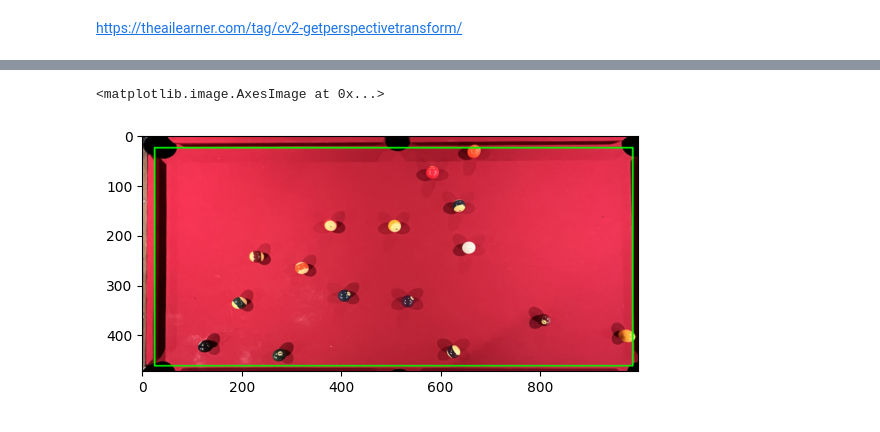
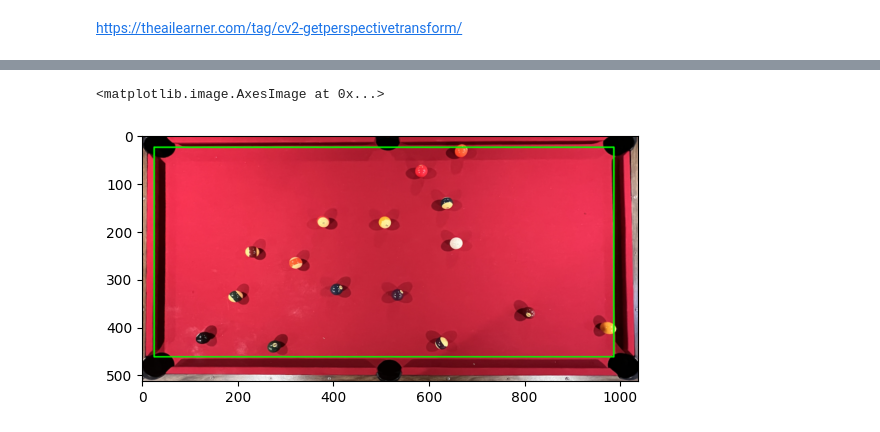
Before and after one commit to bennibbelink/cs766-final-project, a Jupyter notebook: pool_table.ipynb, the cells around one changed output, grey strips where cells are left out. Drawn from its saved outputs; the diff is of its cells as text; code cells hidden in the pictures.

Commit message:
updated image

```diff
--- a/pool_table.ipynb
+++ b/pool_table.ipynb
@@ -131,7 +131,7 @@ def label_balls(color_img, hough_circs, output_file):
     return balls
 # %%
 
-x1='images/all_balls/1280x1280/IMG_2735.png'
+x1='images/all_balls/1280x1280/1.png'
 grayscale = cv2.imread(x1, 0)
 image1 = cv2.imread(x1,1)
 
@@ -170,8 +170,8 @@ plt.show()
 # %%
 
 import math
-
-msk_lines = np.zeros((1280, 1280,3), dtype=np.uint8)
+print(image1.shape[0])
+msk_lines = np.zeros((image1.shape[0], image1.shape[1],image1.shape[2]), dtype=np.uint8)
 img_lines = cv2.cvtColor(mask, cv2.COLOR_GRAY2BGR)
 lines = cv2.HoughLines(res,1,np.pi/180,190,None,0,0)
 if lines is not None:
@@ -306,25 +322,25 @@ https://theailearner.com/tag/cv2-getperspectivetransform/
 # %%
 src_cor = np.float32([table_cornerLL, table_cornerLR, table_cornerUR, table_cornerUL])
 width_1 = math.dist(table_cornerLL, table_cornerUL)
 width_2 = math.dist(table_cornerLR, table_cornerUR)
 max_width = max(int(width_1), int(width_2))
-
+edge_width = 25
 height_1 = math.dist(table_cornerLL, table_cornerLR)
 height_2 = math.dist(table_cornerUL, table_cornerUR)
 max_height = max(int(height_1), int(height_2))
-dst_corLL = [25, 25]
-dst_corLR = [25, max_height - 1]
+dst_corLL = [edge_width, edge_width]
+dst_corLR = [edge_width, max_height - 1]
 dst_corUR = [max_width - 1, max_height - 1]
-dst_corUL = [max_width - 1, 25]
+dst_corUL = [max_width - 1, edge_width]
 dst_cor = np.float32([dst_corLL, dst_corLR, dst_corUR, dst_corUL])
 
 M = cv2.getPerspectiveTransform(src_cor, dst_cor)
-rotated_table = cv2.warpPerspective(img_draw_box,M,(max_width+10, max_height+10),flags=cv2.INTER_LINEAR)
+rotated_table = cv2.warpPerspective(img_draw_box,M,(max_width+(2*edge_width), max_height+(2*edge_width)),flags=cv2.INTER_LINEAR)
 final_out = cv2.cvtColor(rotated_table, cv2.COLOR_BGR2RGB)
 
-
+cv2.imwrite('./table.png', cv2.cvtColor(final_out, cv2.COLOR_BGR2RGB))
 plt.imshow(final_out)
 # %% [output]
 <matplotlib.image.AxesImage at 0x...>
-[figure, old version]
+[figure, new version]
 # %%
```
Also changed, not shown: parts of 5 cells of this notebook.
